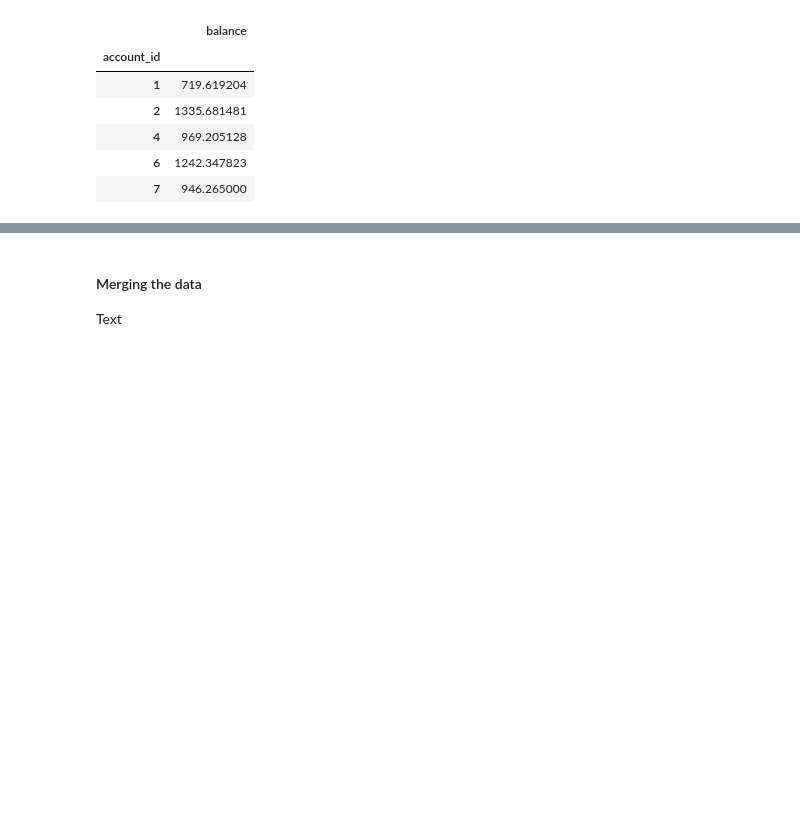
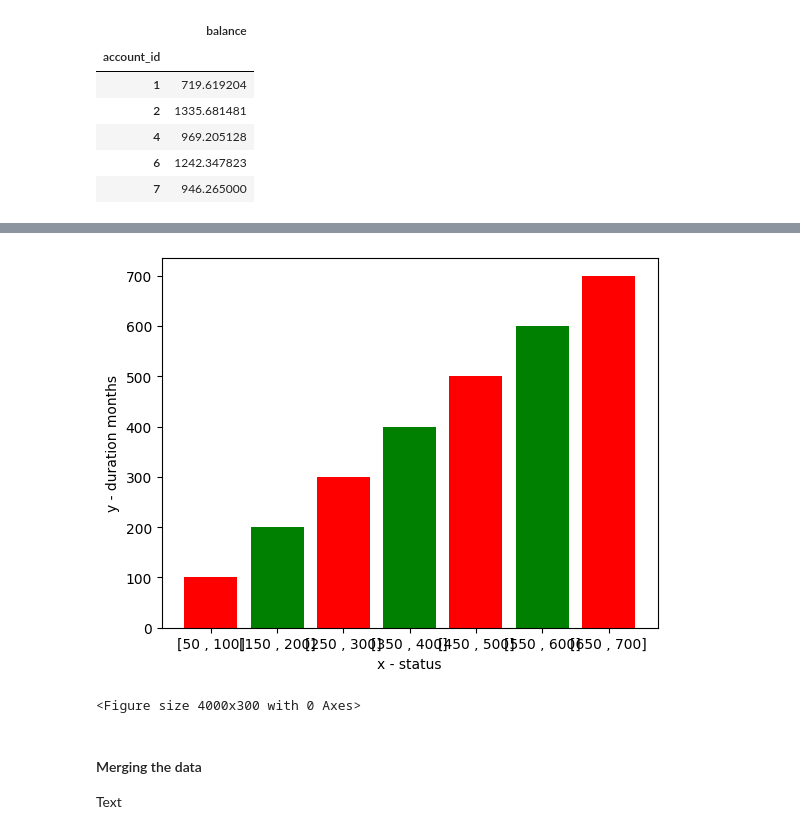
Before and after one commit to bdmendes/feup-ac-banking, a Jupyter notebook: project.ipynb, the cells around one changed output, grey strips where cells are left out. Drawn from its saved outputs; the diff is of its cells as text; code cells hidden in the pictures; blank space fills up the shorter version.

```diff
--- a/project.ipynb
+++ b/project.ipynb
@@ -178,3 +213,21 @@ average_account_balances.head()
+# %%
+#TODO
+left = []
+height = []
+for i in range(50, 400, 50):
+        height.append(i*2)
+        left.append(i/50)
+
+plt.bar(left, height, tick_label = [f'[{i-50} , {i}]' for i in height],
+        width = 0.8, color = ['red', 'green'])
+
+plt.xlabel('x - status')
+plt.ylabel('y - duration months')
+
+plt.show()
+# %% [output]
+[figure, added]
+<Figure size 4000x300 with 0 Axes>
 # %% [markdown]
 #### Merging the data
 
```
Also changed, not shown: parts of 5 cells of this notebook, 1 other file.
